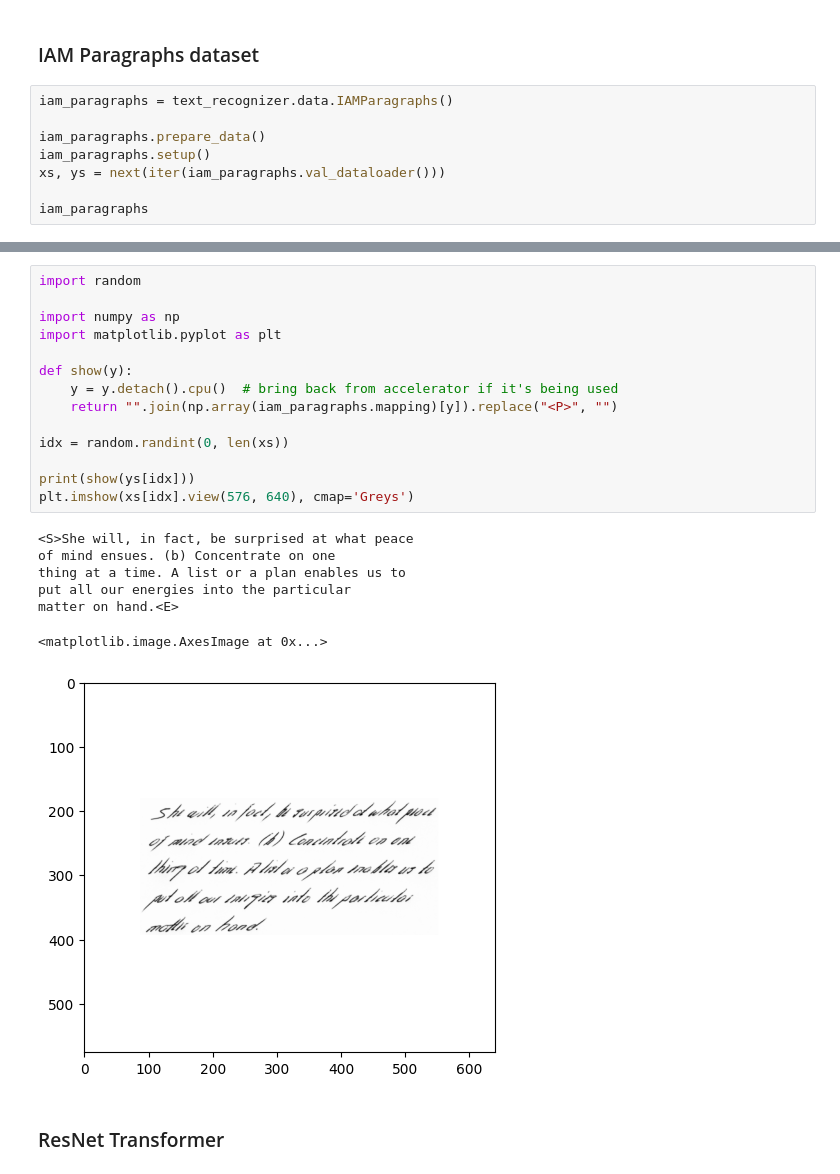
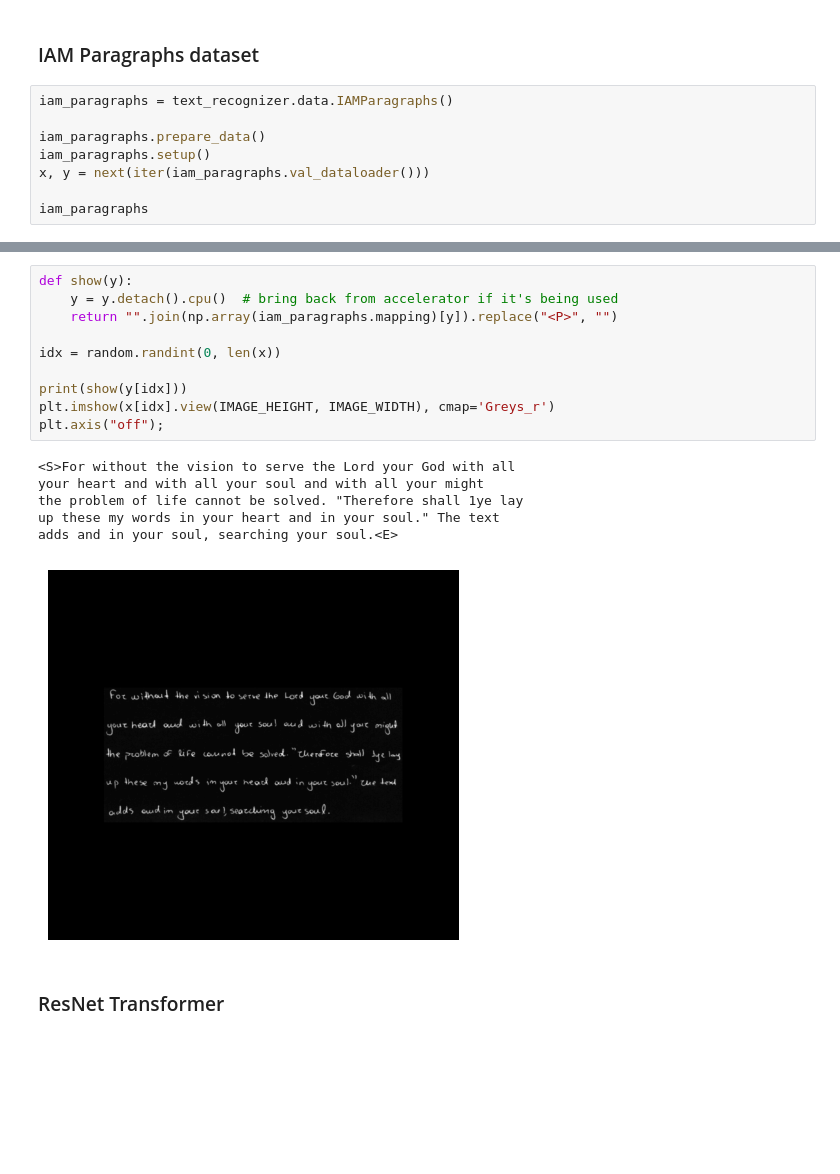
Before and after one commit to niall-turbitt/text-recognizer, a Jupyter notebook: notebooks/04_transformer_iam.ipynb, the cells around one changed output, grey strips where cells are left out. Drawn from its saved outputs; the diff is of its cells as text; blank space fills up the shorter version.

```diff
--- a/notebooks/04_transformer_iam.ipynb
+++ b/notebooks/04_transformer_iam.ipynb
@@ -15,7 +26,7 @@ iam_paragraphs = text_recognizer.data.IAMParagraphs()
 
 iam_paragraphs.prepare_data()
 iam_paragraphs.setup()
-xs, ys = next(iter(iam_paragraphs.val_dataloader()))
+x, y = next(iter(iam_paragraphs.val_dataloader()))
 
 iam_paragraphs
 # %% [output]
@@ -36,25 +43,20 @@ Test Batch y stats: (torch.Size([128, 682]), torch.int64, tensor(1), tensor(83))
 # %%
-import random
-
-import numpy as np
-import matplotlib.pyplot as plt
-
 def show(y):
     y = y.detach().cpu()  # bring back from accelerator if it's being used
     return "".join(np.array(iam_paragraphs.mapping)[y]).replace("<P>", "")
 
-idx = random.randint(0, len(xs))
+idx = random.randint(0, len(x))
 
-print(show(ys[idx]))
-plt.imshow(xs[idx].view(576, 640), cmap='Greys')
+print(show(y[idx]))
+plt.imshow(x[idx].view(IMAGE_HEIGHT, IMAGE_WIDTH), cmap='Greys_r')
+plt.axis("off");
 # %% [output]
-<S>She will, in fact, be surprised at what peace
-of mind ensues. (b) Concentrate on one
-thing at a time. A list or a plan enables us to
-put all our energies into the particular
-matter on hand.<E>
+<S>For without the vision to serve the Lord your God with all
+your heart and with all your soul and with all your might
+the problem of life cannot be solved. "Therefore shall 1ye lay
+up these my words in your heart and in your soul." The text
+adds and in your soul, searching your soul.<E>
-<matplotlib.image.AxesImage at 0x...>
-[figure, old version]
+[figure, new version]
 # %% [markdown]
 ### ResNet Transformer
 # %%
```
Also changed, not shown: parts of 10 cells of this notebook, 4 other files.
